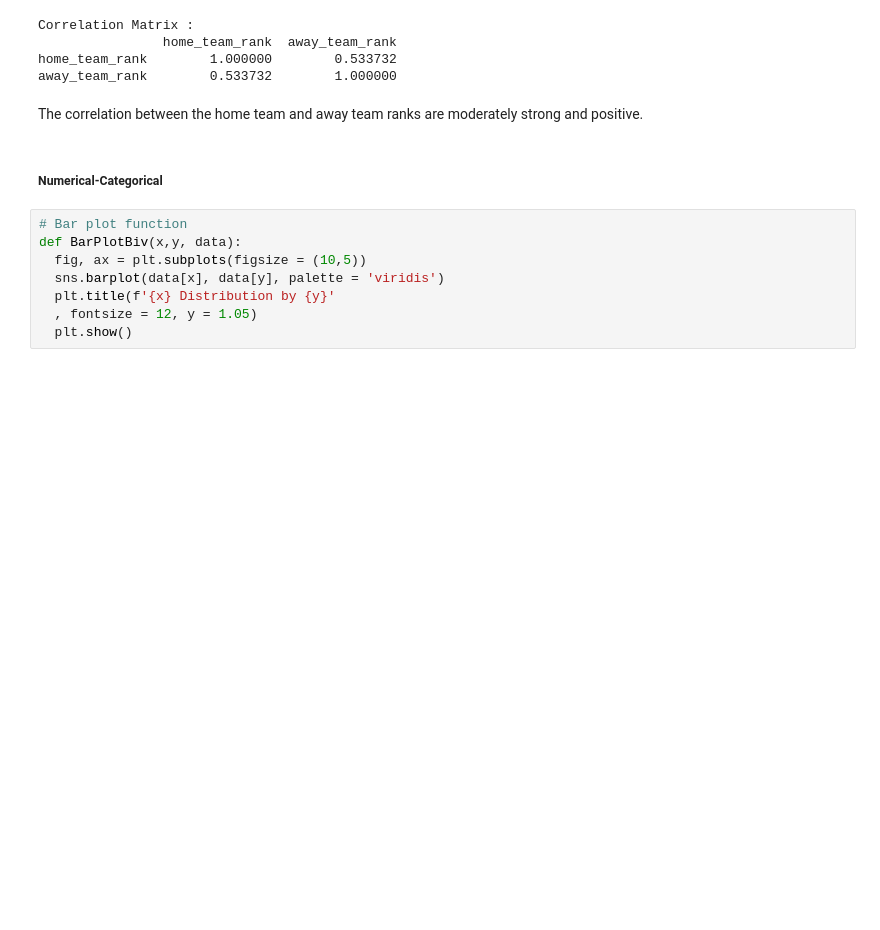
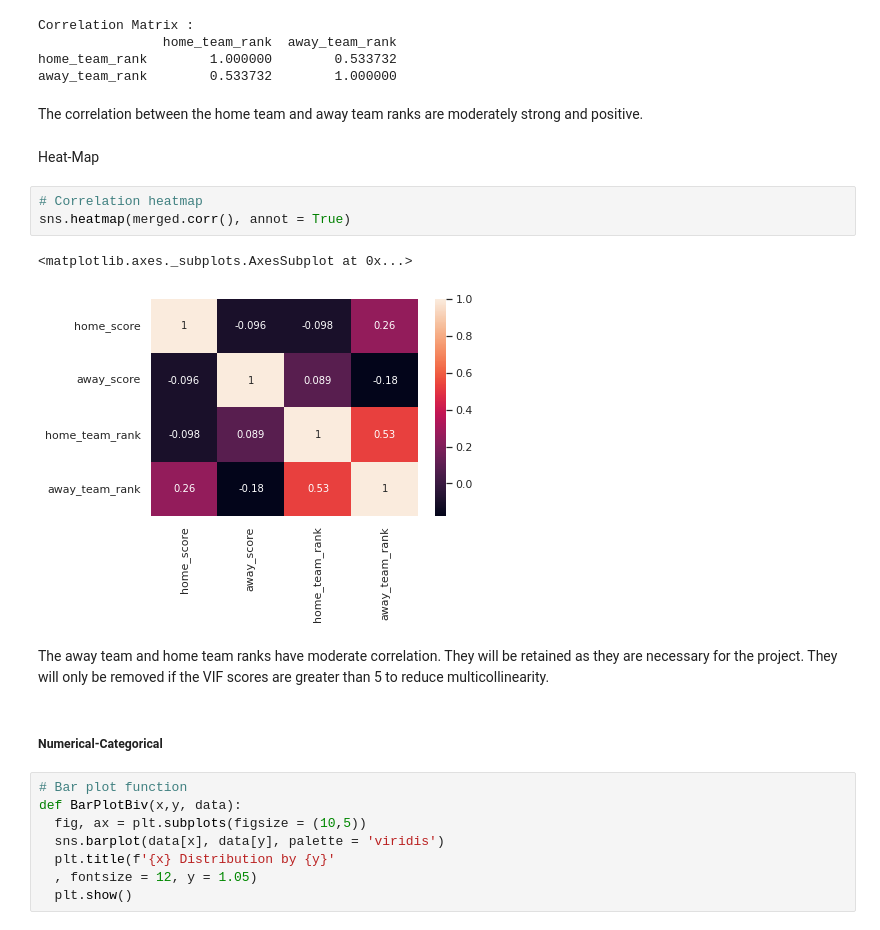
Before and after one commit to deborahmasibo/Moringa-Core-Module-2-Week-1-IP, a Jupyter notebook: Football_Prediction.ipynb, the cells around one changed output. Saved outputs shown, nothing was run; the diff lists cells and outputs as text; blank space fills up the shorter version.

```diff
--- a/Football_Prediction.ipynb
+++ b/Football_Prediction.ipynb
@@ -1103,6 +1103,16 @@ home_team_rank        1.000000        0.533732
 away_team_rank        0.533732        1.000000
 # %% [markdown]
 The correlation between the home team and away team ranks are moderately strong and positive.
+# %% [markdown]
+Heat-Map
+# %%
+# Correlation heatmap
+sns.heatmap(merged.corr(), annot = True)
+# %% [output]
+<matplotlib.axes._subplots.AxesSubplot at 0x...>
+[figure, added]
+# %% [markdown]
+The away team and home team ranks have moderate correlation. They will be retained as they are necessary for the project. They will only be removed if the VIF scores are greater than 5 to reduce multicollinearity.
 # %% [markdown]
 ##### Numerical-Categorical
 # %%
```
Also changed, not shown: parts of 21 cells of this notebook.
